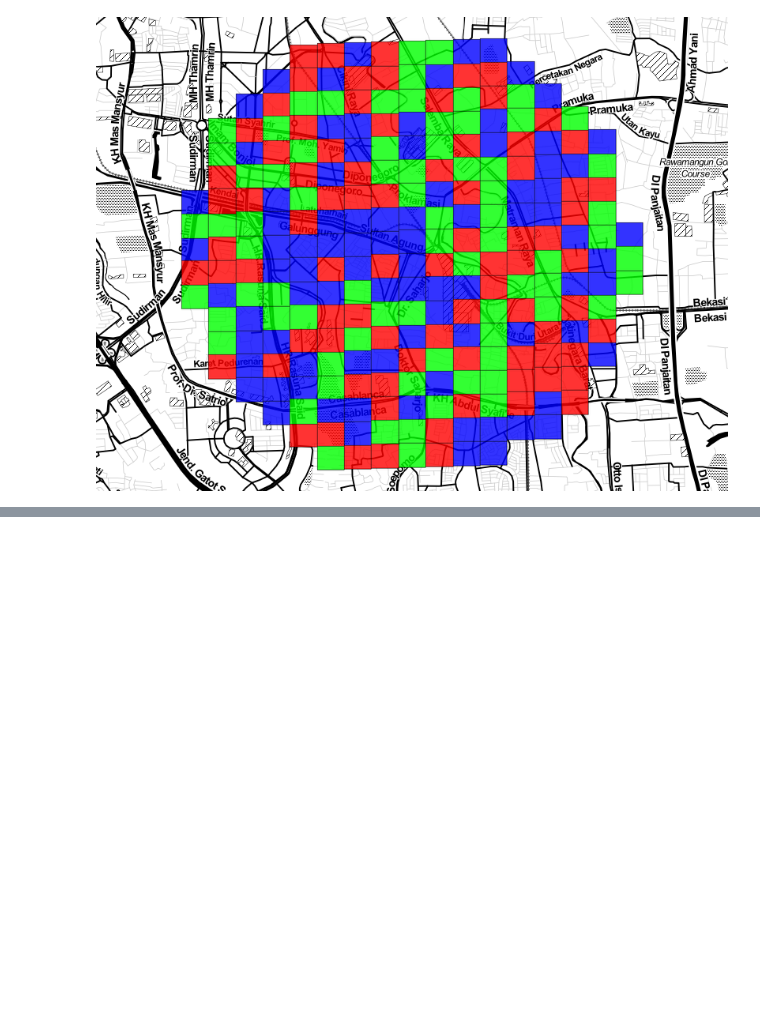
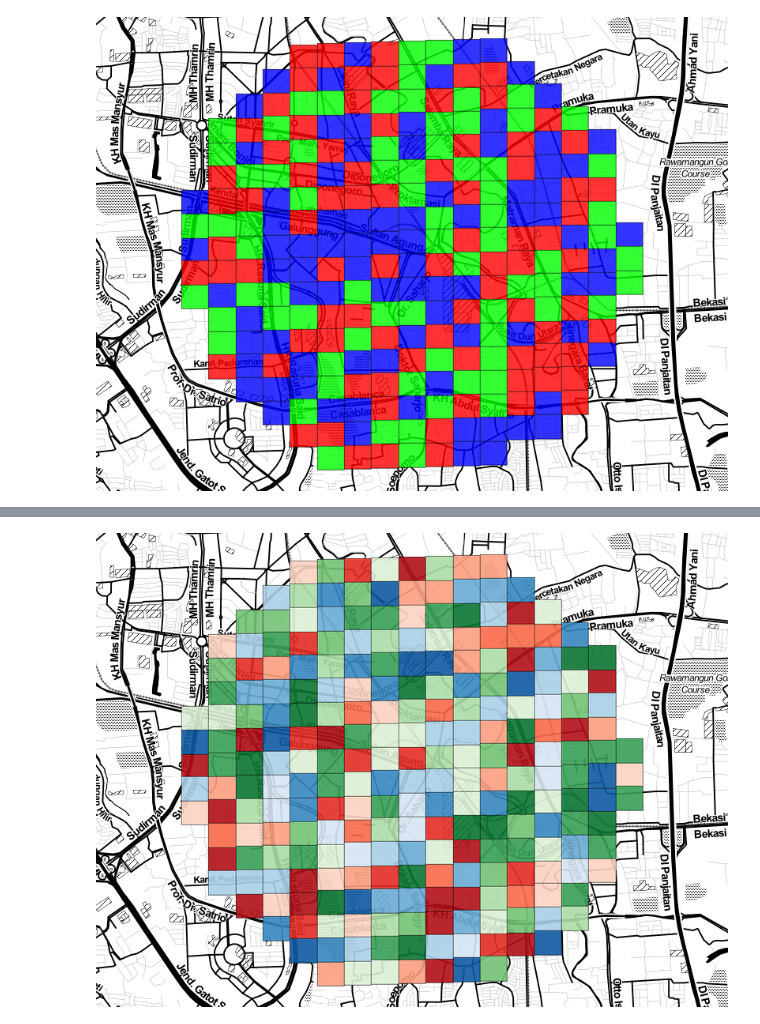
Before and after one commit to mitbal/raftel, a Jupyter notebook: example.ipynb, the cells around one changed output, grey strips where cells are left out. Cells and saved outputs as stored; diff of their text form; code cells hidden in the pictures; blank space fills up the shorter version.

```diff
--- a/example.ipynb
+++ b/example.ipynb
@@ -65,0 +87,4 @@ rt.plot_s2id(abc, colors, alpha=0.8)
+# %%
+rt.area_plot(data=df, s2id_col='s2id', hue='cat', color='val', alpha=0.9)
+# %% [output]
+[figure, added]
```
Also changed, not shown: parts of 3 cells of this notebook.
